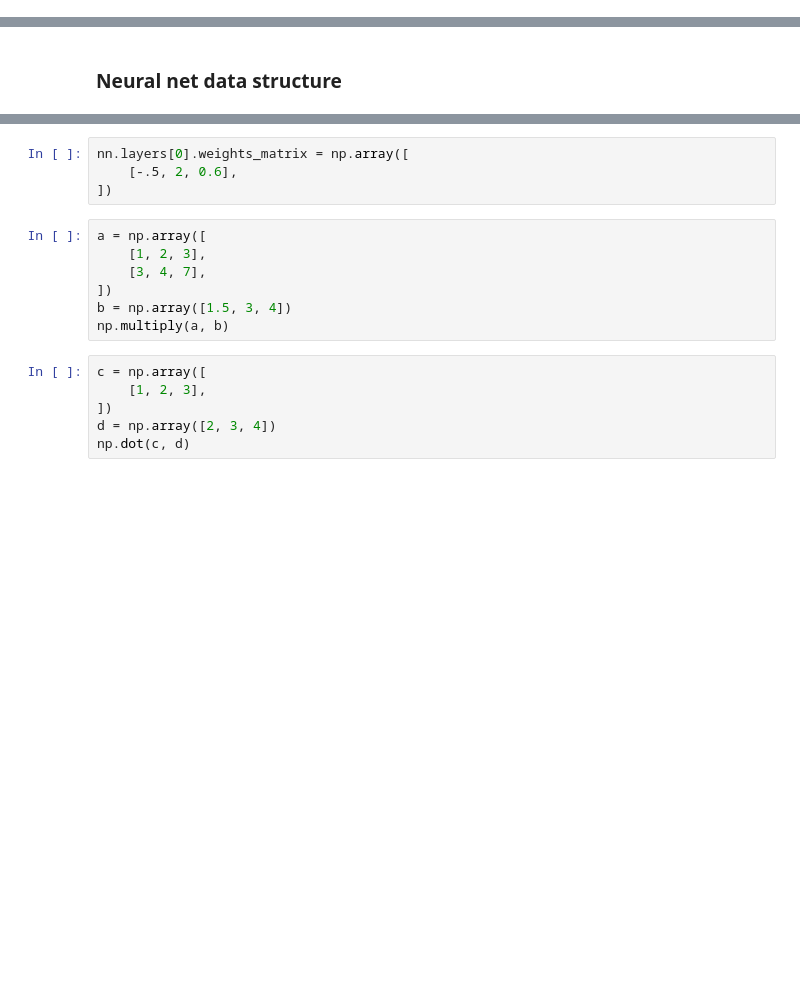
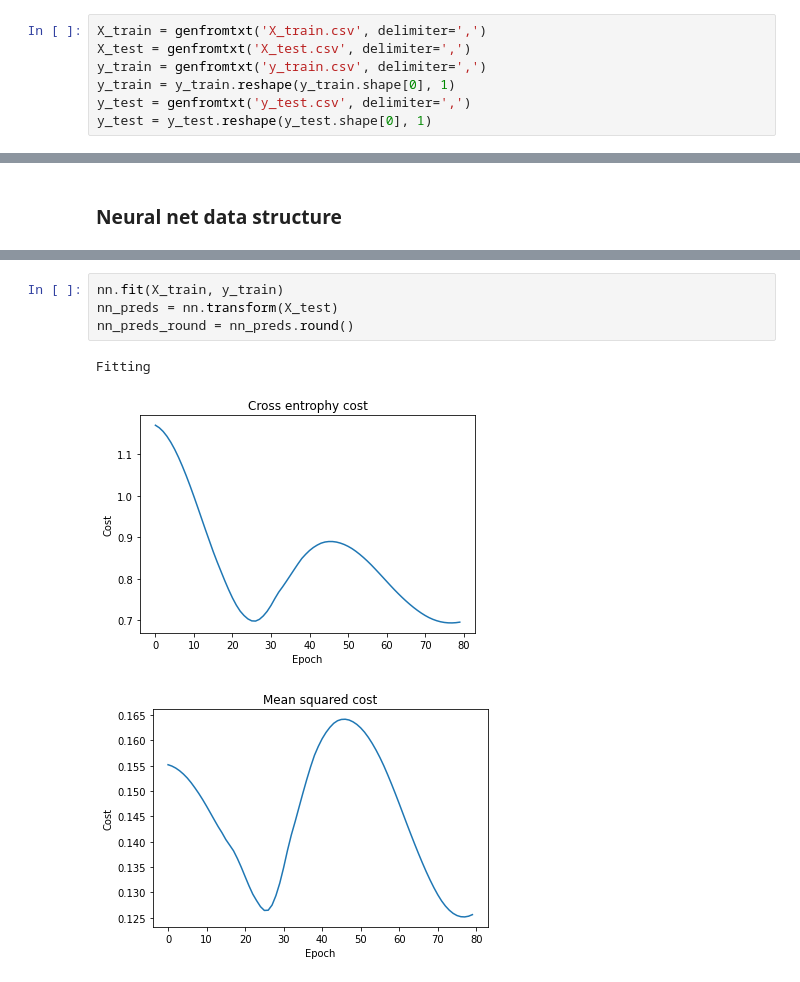
Before and after one commit to davidssand/neural-net, a Jupyter notebook: T2.ipynb, the cells around one changed output, grey strips where cells are left out. Drawn from its saved outputs; the diff is of its cells as text; blank space fills up the shorter version.

```diff
--- a/T2.ipynb
+++ b/T2.ipynb
@@ -94,0 +117,7 @@ y = df.iloc[:, -1].to_numpy()
+# %%
+X_train = genfromtxt('X_train.csv', delimiter=',')
+X_test = genfromtxt('X_test.csv', delimiter=',')
+y_train = genfromtxt('y_train.csv', delimiter=',')
+y_train = y_train.reshape(y_train.shape[0], 1)
+y_test = genfromtxt('y_test.csv', delimiter=',')
+y_test = y_test.reshape(y_test.shape[0], 1)
@@ -312,17 +395,8 @@ nn.fit(X, y)
-# %%
-nn.layers[0].weights_matrix = np.array([
-    [-.5, 2, 0.6],
-])
-# %%
-a = np.array([
-    [1, 2, 3],
-    [3, 4, 7],
-])
-b = np.array([1.5, 3, 4])
-np.multiply(a, b)
-# %%
-c = np.array([
-    [1, 2, 3],
-])
-d = np.array([2, 3, 4])
-np.dot(c, d)
+# %%
+nn.fit(X_train, y_train)
+nn_preds = nn.transform(X_test)
+nn_preds_round = nn_preds.round()
+# %% [output]
+Fitting
+[figure, added]
+[figure, added]
```
Also changed, not shown: parts of 18 cells of this notebook, 8 other files.
